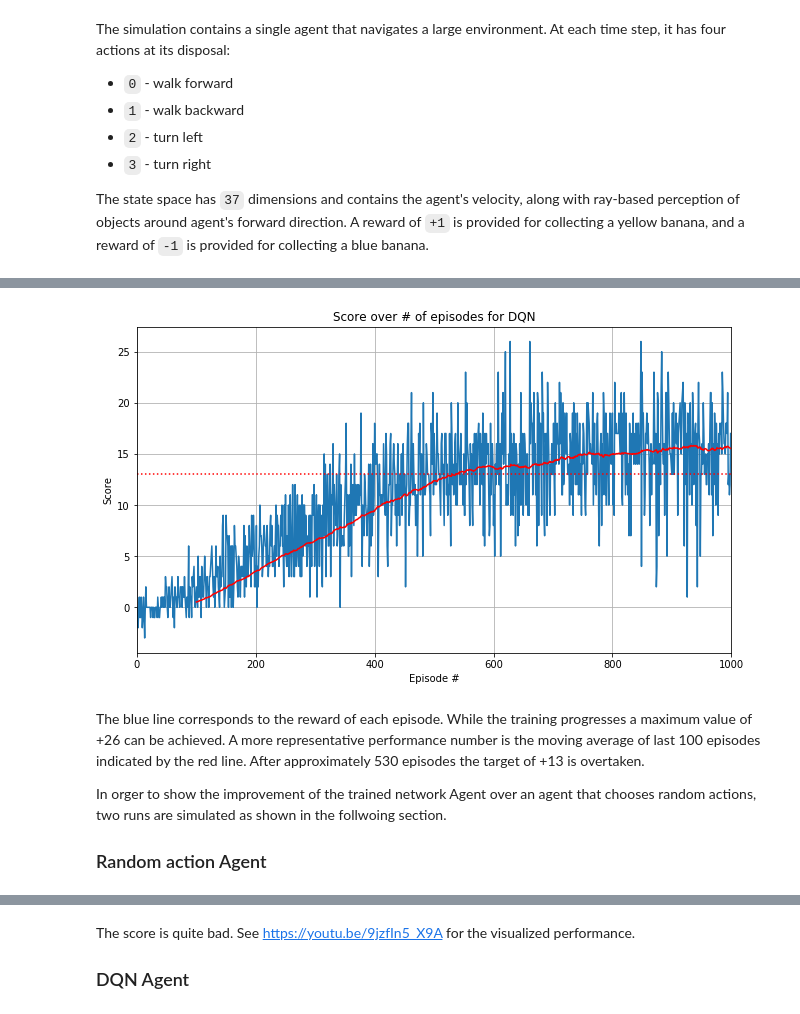
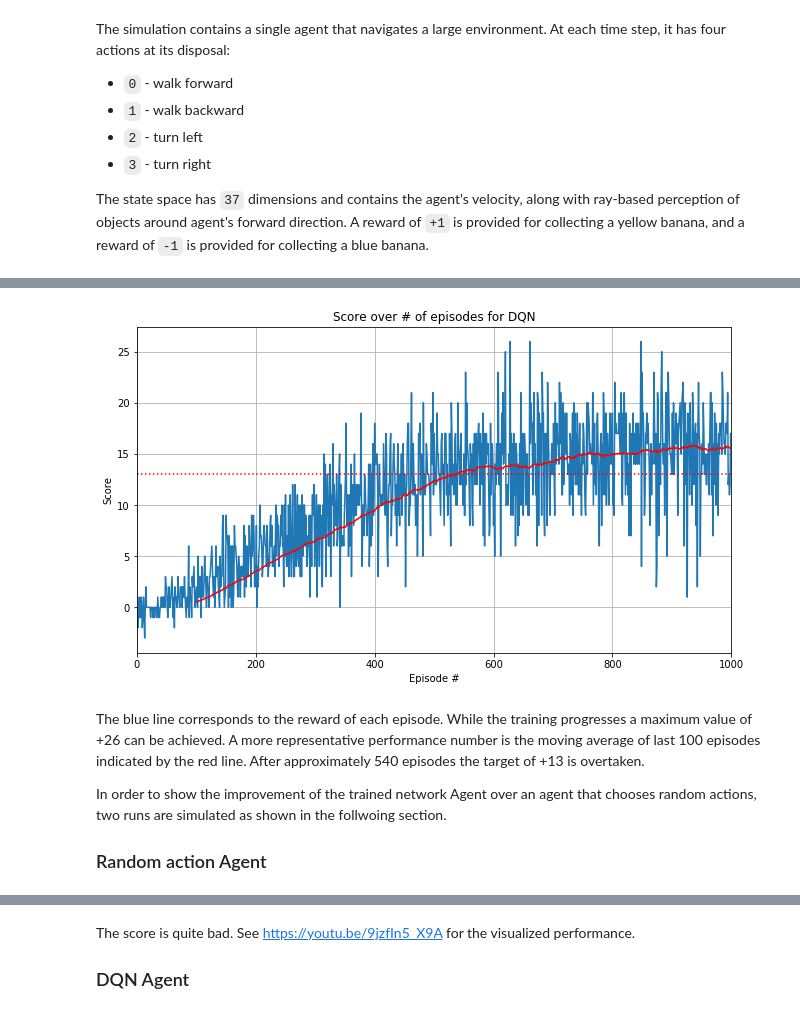
Before and after one commit to dmavridis/DQN-Navigation, a Jupyter notebook: Report.ipynb, the cells around one changed output, grey strips where cells are left out. Cells and saved outputs as stored; diff of their text form; code cells hidden in the pictures.

```diff
--- a/Report.ipynb
+++ b/Report.ipynb
@@ -173,31 +200,14 @@ UnityTimeOutException: The Unity environment took too long to respond. Make sure
-# %%
-avg_scores = []
-avg_x = np.arange(100,n_episodes)
-for i in range(len(scores)):
-    if i >= 100:
-        avg_scores.append(np.average(scores[i-100:i]))
-
-
-# plot the scores
-fig = plt.figure(figsize=(10.65,6),  )
-ax = fig.add_subplot(111)
-
-plt.plot(np.arange(len(scores_dqn)), scores_dqn)
-plt.plot(avg_x,avg_scores,'r')
-plt.axhline(y=13,  linestyle='dotted', color='r')
-
-plt.xlim(0,n_episodes)
-plt.ylabel('Score')
-plt.xlabel('Episode #')
-plt.grid()
-plt.title("Score over # of episodes for DQN")
-plt.show()
-# %% [output]
-[figure, removed]
+# %%
+from plot_score import plot_score
+scores_dqn = pickle.load(open( "results/scores_dqn.p", "rb" ))
+
+plot_score(scores_dqn, "DQN")
+# %% [output]
+[figure, added]
 # %% [markdown]
-The blue line corresponds to the reward of each episode. While the training progresses a maximum value of +26 can be achieved. A more representative performance number is the moving average of last 100 episodes indicated by the red line. After approximately 530 episodes the target of +13 is overtaken.
+The blue line corresponds to the reward of each episode. While the training progresses a maximum value of +26 can be achieved. A more representative performance number is the moving average of last 100 episodes indicated by the red line. After approximately 540 episodes the target of +13 is overtaken.
 
-In orger to show the improvement of the trained network Agent over an agent that chooses random actions, two runs are simulated as shown in the follwoing section.
+In order to show the improvement of the trained network Agent over an agent that chooses random actions, two runs are simulated as shown in the follwoing section.
 
 ### Random action Agent
 # %%
```
Also changed, not shown: parts of 16 cells of this notebook, 46 other files.
